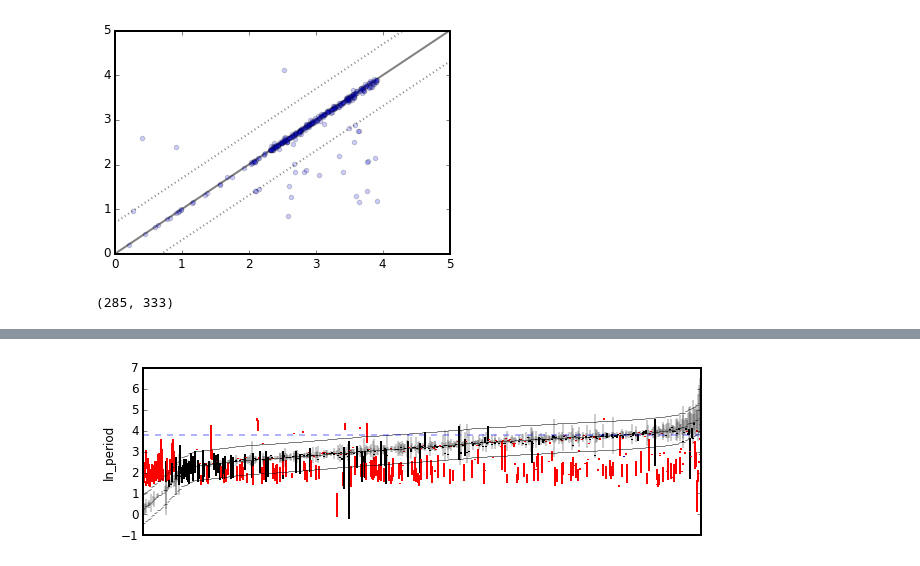
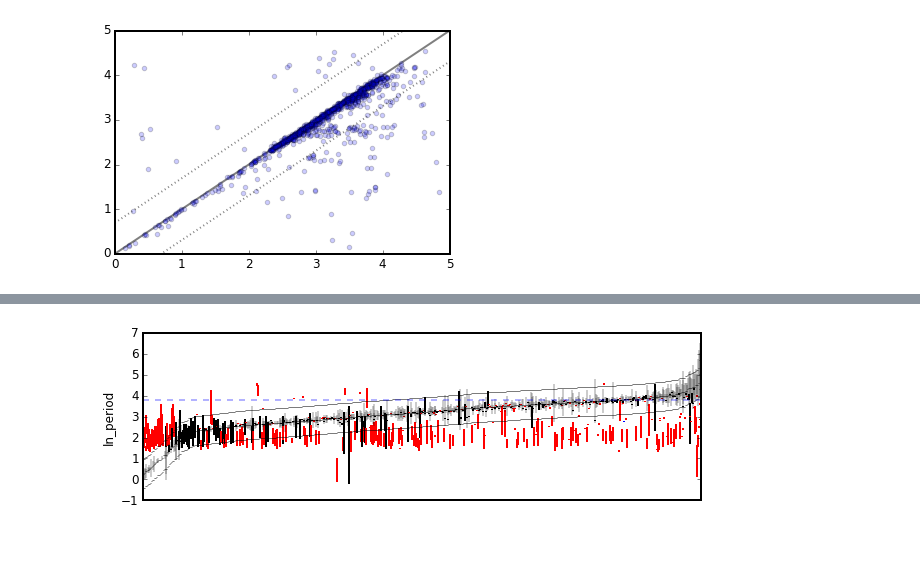
Before and after one commit to RuthAngus/GProtation, a Jupyter notebook: notebooks_tdm/summary.ipynb, the cells around one changed output, grey strips where cells are left out. Drawn from its saved outputs; the diff is of its cells as text; code cells hidden in the pictures.

```diff
--- a/notebooks_tdm/summary.ipynb
+++ b/notebooks_tdm/summary.ipynb
@@ -40,0 +18,38 @@ Index([u'pmax', u'prot', u'height', u'tau', u'quality', u'N', u'AR', u'CLEN',
+# %%
+def select_acf_prots(df):
+    """Chooses the best period out of candidate periods for each star
+    """
+    new_df = pd.DataFrame(columns=df.columns, index=np.unique(df.index))
+
+    for ix in np.unique(df.index):
+        debug = False
+
+        subdf = df.ix[ix]
+        qbest = 0
+        taurat_best = 0
+        for i in range(len(subdf)):
+            q = subdf.quality.iloc[i]
+            tau = subdf.tau.iloc[i]
+            prot = subdf.prot.iloc[i]
+            taurat = tau/prot
+            if debug:
+                print(i, q, taurat)
+            if q/qbest > taurat_best/taurat:
+                if taurat > taurat_best:
+                    qbest = q
+                    taurat_best = taurat
+                    ibest = i
+                    if debug:
+                        print('best: {}, {}, {}'.format(ibest, qbest, taurat_best))
+        new_df.ix[ix] = subdf.iloc[ibest]
+
+    new_df.prot = new_df.prot.astype(float)
+    new_df.height = new_df.height.astype(float)
+    new_df.tau = new_df.tau.astype(float)
+    new_df.quality = new_df.quality.astype(float)
+    return new_df
+
+df_acf = select_acf_prots(df_acf_all)
+df_acf = df_acf.join(AigrainTruths().df)
+df_acf['P_MEAN'] = (df_acf.P_MIN + df_acf.P_MAX)/2.
+df_acf['good'] = np.abs((df_acf.prot - df_acf.P_MEAN) / df_acf.P_MEAN) < 0.2
@@ -41,28 +84,25 @@ Index([u'pmax', u'prot', u'height', u'tau', u'quality', u'N', u'AR', u'CLEN',
 # %%
 %matplotlib inline
 import matplotlib.pyplot as plt
 import mpld3
 from mpld3 import plugins
 mpld3.enable_notebook()
 
 # q = 'tau > 0.5*prot and DELTA_OMEGA==0'
 q = 'DELTA_OMEGA==0'
+q = 'DELTA_OMEGA > -1'
 
 fig, ax = plt.subplots(1,1)
 points = ax.scatter(np.log(df_acf.query(q)['P_MEAN']), np.log(df_acf.query(q).prot),
                     alpha=0.2)
 ax.plot(range(6), range(6), 'k', lw=2, alpha=0.5, zorder=0)
 ax.plot(range(6), np.arange(6) + np.log(2), ls=':', c='k', alpha=0.5)
 ax.plot(range(6), np.arange(6) - np.log(2), ls=':', c='k', alpha=0.5)
 ax.set_xlim((0,5))
 ax.set_ylim((0,5))
 tooltip = plugins.PointLabelTooltip(points, labels=['{}: {:.2f} ({:.2f})'.format(i, df_acf.ix[i, 'P_MEAN'],
                                                                                  df_acf.ix[i, 'prot'])
                                                     for i in df_acf.query(q).index])
 plugins.connect(fig, tooltip)
 # %% [output]
-[figure, old version]
+[figure, new version]
-# %%
-len(df_acf.query(q)), len(df_acf.query('DELTA_OMEGA==0'))
-# %% [output]
-(285, 333)
```
Also changed, not shown: parts of 18 cells of this notebook, 1 other file.
